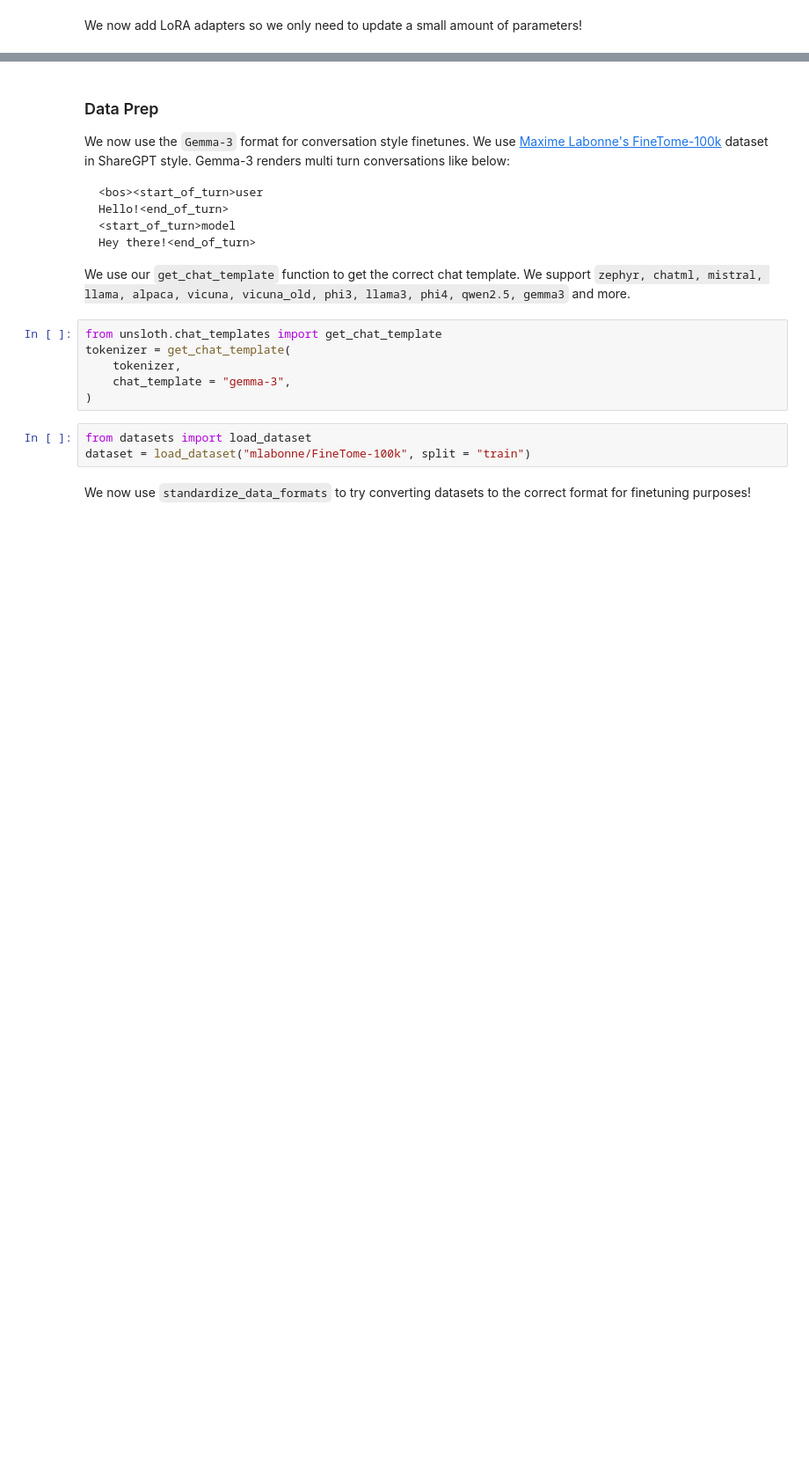
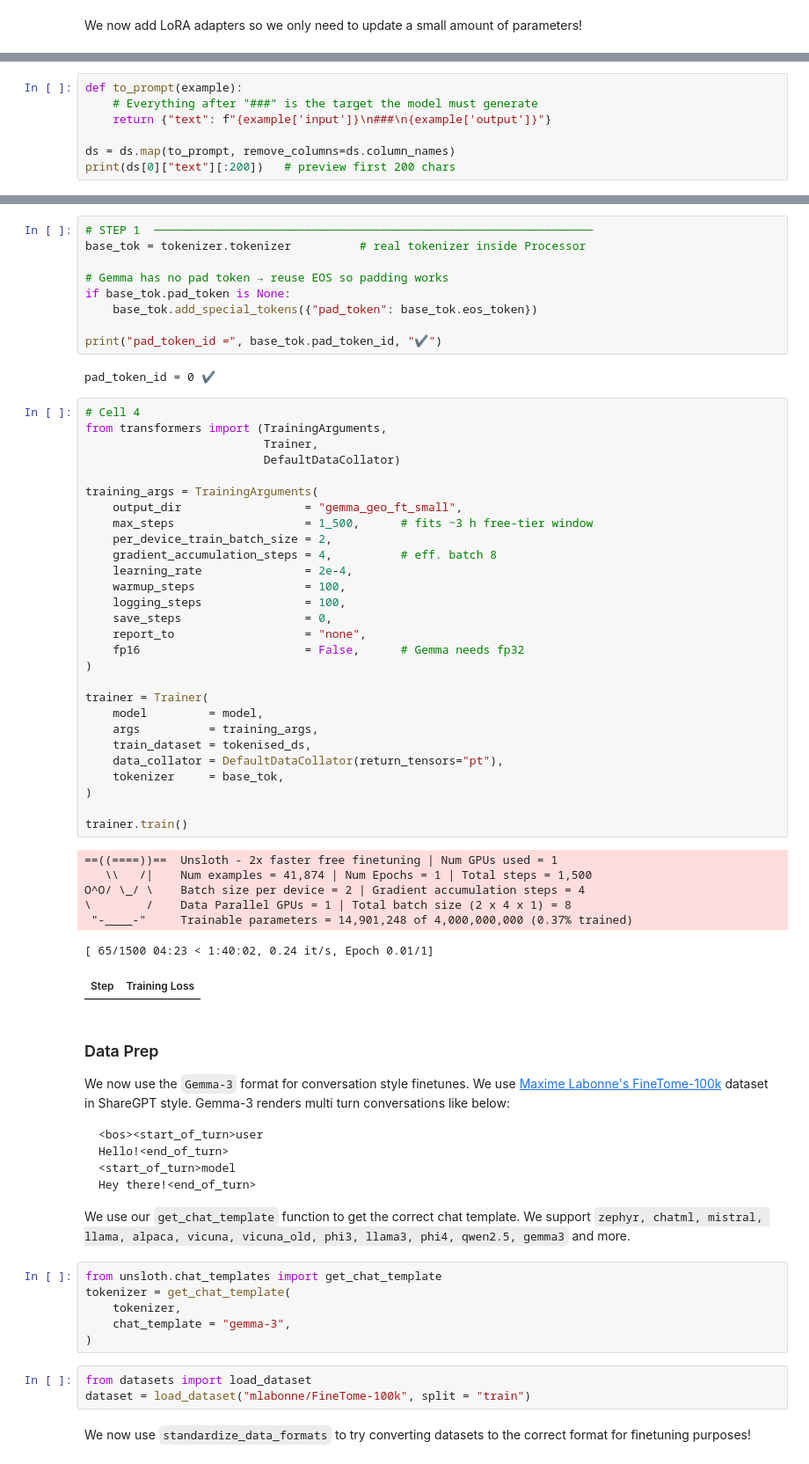
Before and after one commit to kabilsharma/CNC, a Jupyter notebook: nb/Gemma3_(4B).ipynb, the cells around one changed output, grey strips where cells are left out. Shown at 88% size. Cells and saved outputs as stored; diff of their text form; blank space fills up the shorter version.

```diff
--- a/nb/Gemma3_(4B).ipynb
+++ b/nb/Gemma3_(4B).ipynb
@@ -93,0 +105,7 @@ Unsloth: Making `model.base_model.model.language_model.model` require gradients
+# %%
+def to_prompt(example):
+    # Everything after "###" is the target the model must generate
+    return {"text": f"{example['input']}\n###\n{example['output']}"}
+
+ds = ds.map(to_prompt, remove_columns=ds.column_names)
+print(ds[0]["text"][:200])   # preview first 200 chars
@@ -94,3 +137,50 @@ Unsloth: Making `model.base_model.model.language_model.model` require gradients
+# %%
+# STEP 1  ────────────────────────────────────────────────────────────────
+base_tok = tokenizer.tokenizer          # real tokenizer inside Processor
+
+# Gemma has no pad token → reuse EOS so padding works
+if base_tok.pad_token is None:
+    base_tok.add_special_tokens({"pad_token": base_tok.eos_token})
+
+print("pad_token_id =", base_tok.pad_token_id, "✔")
+# %% [output]
+pad_token_id = 0 ✔
+# %%
+# Cell 4
+from transformers import (TrainingArguments,
+                          Trainer,
+                          DefaultDataCollator)
+
+training_args = TrainingArguments(
+    output_dir                  = "gemma_geo_ft_small",
+    max_steps                   = 1_500,      # fits ~3 h free-tier window
+    per_device_train_batch_size = 2,
+    gradient_accumulation_steps = 4,          # eff. batch 8
+    learning_rate               = 2e-4,
+    warmup_steps                = 100,
+    logging_steps               = 100,
+    save_steps                  = 0,
+    report_to                   = "none",
+    fp16                        = False,      # Gemma needs fp32
+)
+
+trainer = Trainer(
+    model         = model,
+    args          = training_args,
+    train_dataset = tokenised_ds,
+    data_collator = DefaultDataCollator(return_tensors="pt"),
+    tokenizer     = base_tok,
+)
+
+trainer.train()
+# %% [output]
+==((====))==  Unsloth - 2x faster free finetuning | Num GPUs used = 1
+   \\   /|    Num examples = 41,874 | Num Epochs = 1 | Total steps = 1,500
+O^O/ \_/ \    Batch size per device = 2 | Gradient accumulation steps = 4
+\        /    Data Parallel GPUs = 1 | Total batch size (2 x 4 x 1) = 8
+ "-____-"     Trainable parameters = 14,901,248 of 4,000,000,000 (0.37% trained)
+[ 65/1500 04:23 < 1:40:02, 0.24 it/s, Epoch 0.01/1]
+| Step | Training Loss |
 # %% [markdown]
 <a name="Data"></a>
 ### Data Prep
```
Also changed, not shown: parts of 5 cells of this notebook.
